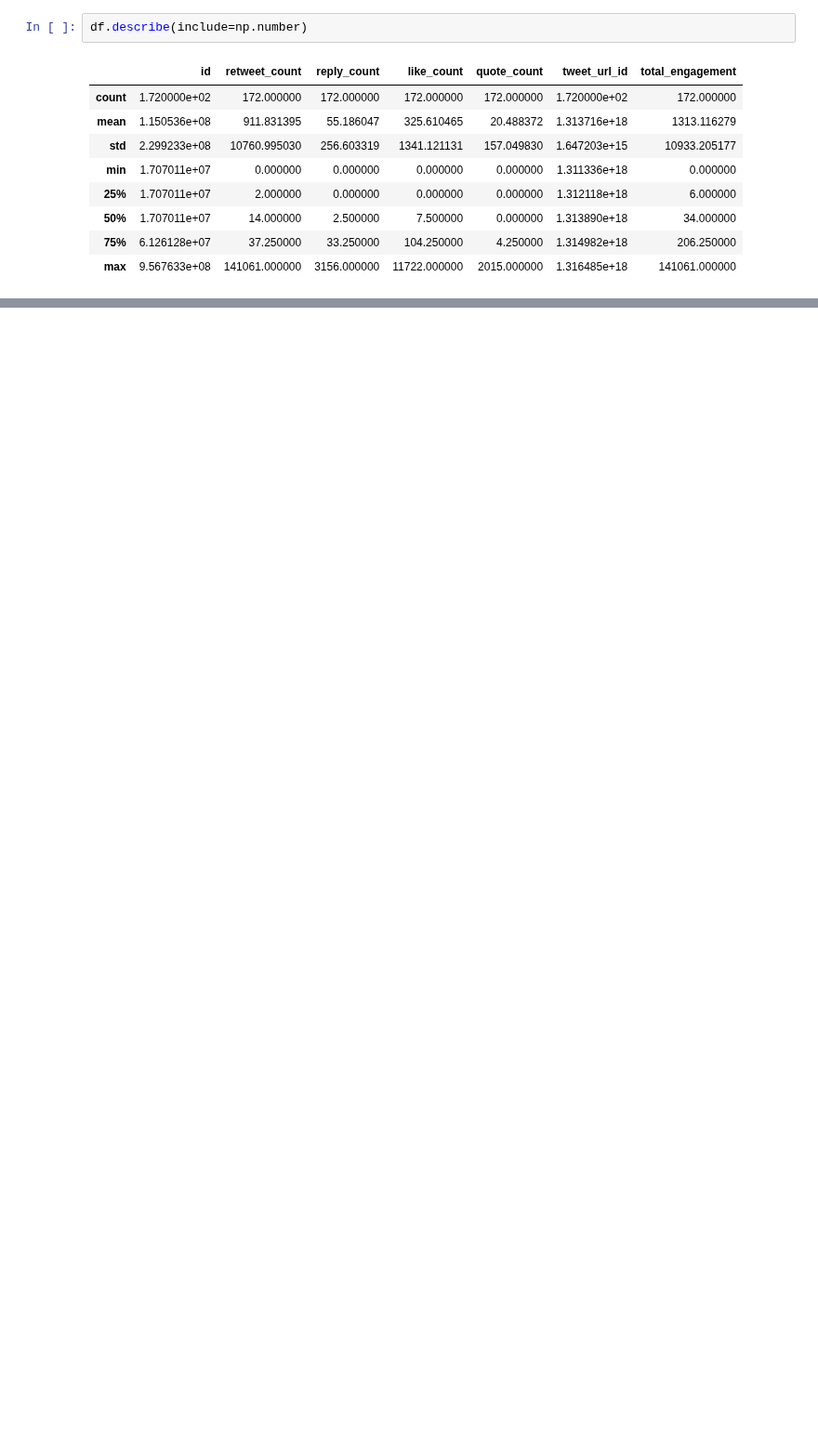
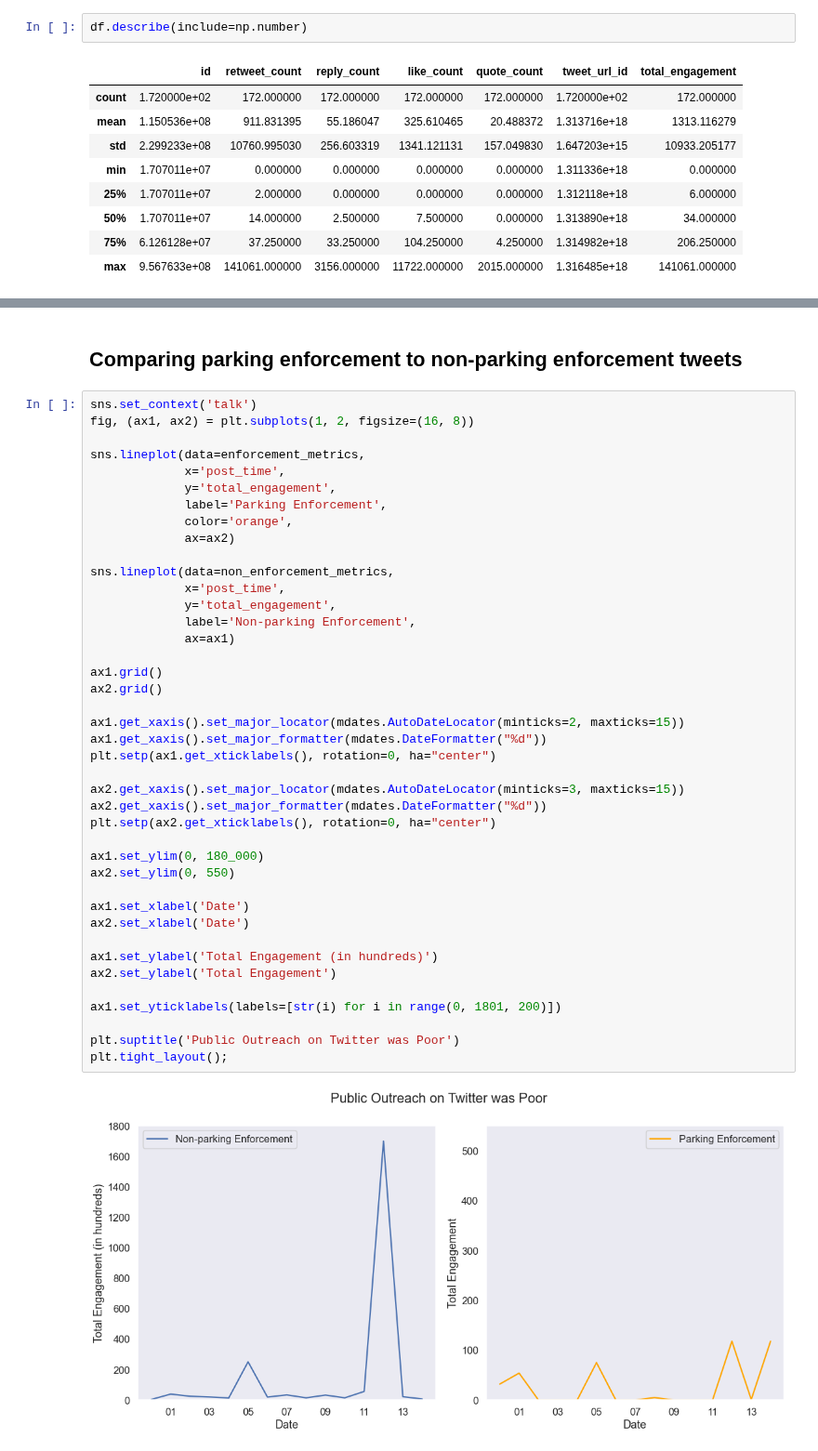
Before and after one commit to Promeos/LADOT-COVID19-enforcement, a Jupyter notebook: MVP-Tweets.ipynb, the cells around one changed output, grey strips where cells are left out. Shown at 93% size. Drawn from its saved outputs; the diff is of its cells as text; blank space fills up the shorter version.

```diff
--- a/MVP-Tweets.ipynb
+++ b/MVP-Tweets.ipynb
@@ -168,0 +197,45 @@ Name: is_parking_enforcement, dtype: float64
+# %% [markdown]
+## Comparing parking enforcement to non-parking enforcement tweets
+# %%
+sns.set_context('talk')
+fig, (ax1, ax2) = plt.subplots(1, 2, figsize=(16, 8))
+
+sns.lineplot(data=enforcement_metrics,
+             x='post_time',
+             y='total_engagement',
+             label='Parking Enforcement',
+             color='orange',
+             ax=ax2)
+
+sns.lineplot(data=non_enforcement_metrics,
+             x='post_time',
+             y='total_engagement',
+             label='Non-parking Enforcement',
+             ax=ax1)
+
+ax1.grid()
+ax2.grid()
+
+ax1.get_xaxis().set_major_locator(mdates.AutoDateLocator(minticks=2, maxticks=15))
+ax1.get_xaxis().set_major_formatter(mdates.DateFormatter("%d"))
+plt.setp(ax1.get_xticklabels(), rotation=0, ha="center")
+
+ax2.get_xaxis().set_major_locator(mdates.AutoDateLocator(minticks=3, maxticks=15))
+ax2.get_xaxis().set_major_formatter(mdates.DateFormatter("%d"))
+plt.setp(ax2.get_xticklabels(), rotation=0, ha="center")
+
+ax1.set_ylim(0, 180_000)
+ax2.set_ylim(0, 550)
+
+ax1.set_xlabel('Date')
+ax2.set_xlabel('Date')
+
+ax1.set_ylabel('Total Engagement (in hundreds)')
+ax2.set_ylabel('Total Engagement')
+
+ax1.set_yticklabels(labels=[str(i) for i in range(0, 1801, 200)])
+
+plt.suptitle('Public Outreach on Twitter was Poor')
+plt.tight_layout();
+# %% [output]
+[figure, added]
```
Also changed, not shown: parts of 45 cells of this notebook, 1 other file.
